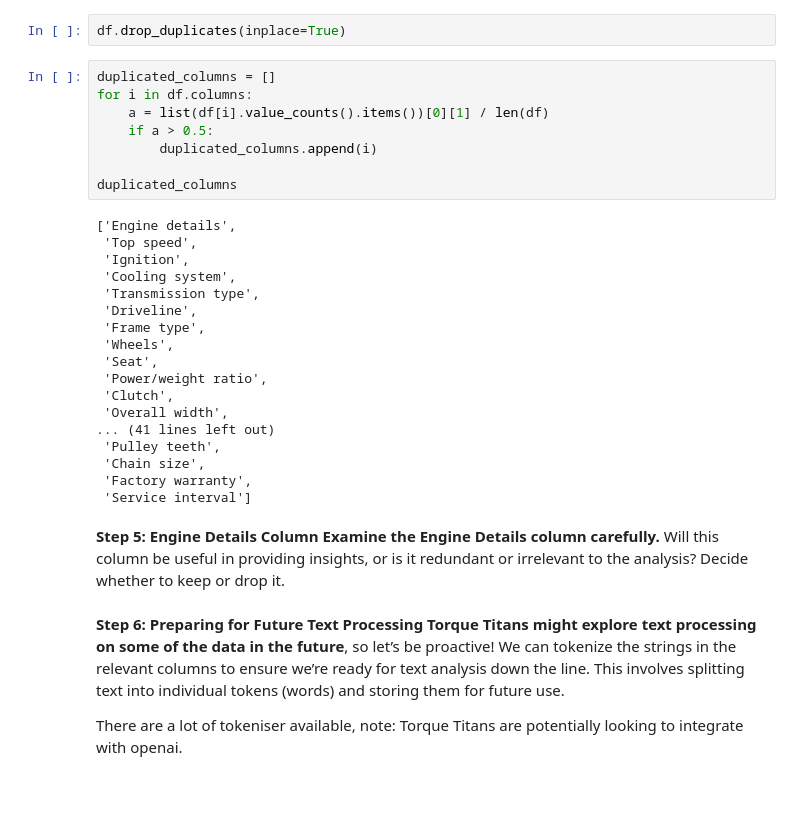
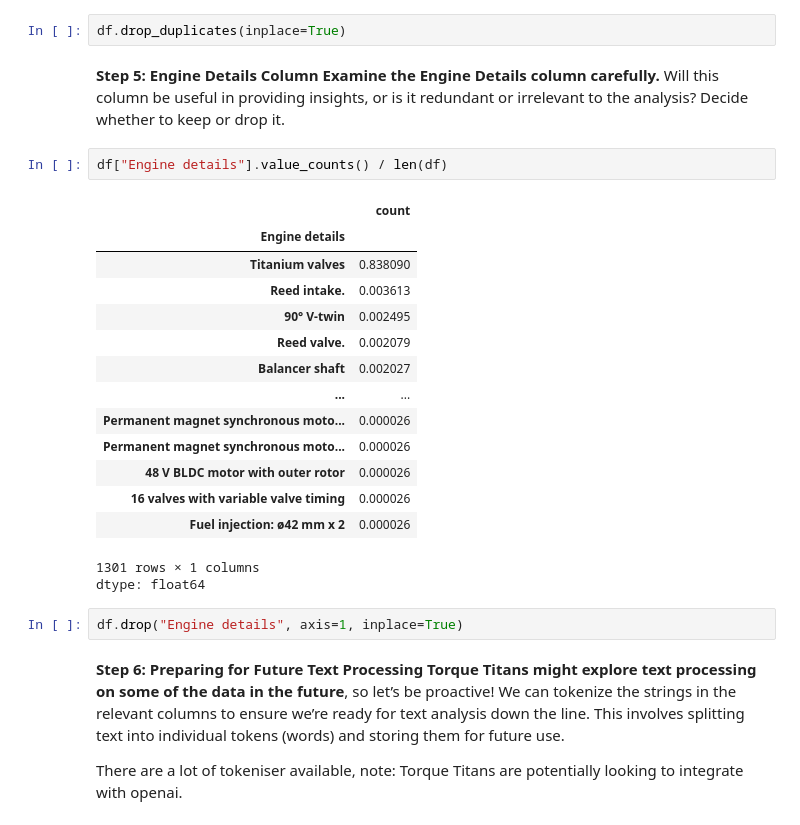
Before and after one commit to MBUYt0n/ada, a Jupyter notebook: ADA_Worksheet_A/Worksheet_A.ipynb, the cells around one changed output. Saved outputs shown, nothing was run; the diff lists cells and outputs as text; blank space fills up the shorter version.

```diff
--- a/ADA_Worksheet_A/Worksheet_A.ipynb
+++ b/ADA_Worksheet_A/Worksheet_A.ipynb
@@ -232,34 +275,28 @@ df.drop(
 **Step 4: Duplicates Now**, check for any duplicate records in the dataset. If duplicates are found, remove them to avoid any skewed analysis.
 # %%
 df.drop_duplicates(inplace=True)
-# %%
-duplicated_columns = []
-for i in df.columns:
-    a = list(df[i].value_counts().items())[0][1] / len(df)
-    if a > 0.5:
-        duplicated_columns.append(i)
-
-duplicated_columns
-# %% [output]
-['Engine details',
- 'Top speed',
- 'Ignition',
- 'Cooling system',
- 'Transmission type',
- 'Driveline',
- 'Frame type',
- 'Wheels',
- 'Seat',
- 'Power/weight ratio',
- 'Clutch',
- 'Overall width',
-... (41 lines left out)
- 'Pulley teeth',
- 'Chain size',
- 'Factory warranty',
- 'Service interval']
 # %% [markdown]
 **Step 5: Engine Details Column Examine the Engine Details column carefully.** Will this column be useful in providing insights, or is it redundant or irrelevant to the analysis? Decide whether to keep or drop it.
+# %%
+df["Engine details"].value_counts() / len(df)
+# %% [output]
+|  | count |
+| Engine details |  |
+| Titanium valves | 0.838090 |
+| Reed intake. | 0.003613 |
+| 90° V-twin | 0.002495 |
+| Reed valve. | 0.002079 |
+| Balancer shaft | 0.002027 |
+| ... | ... |
+| Permanent magnet synchronous moto... | 0.000026 |
+| Permanent magnet synchronous moto... | 0.000026 |
+| 48 V BLDC motor with outer rotor | 0.000026 |
+| 16 valves with variable valve timing | 0.000026 |
+| Fuel injection: ø42 mm x 2 | 0.000026 |
+1301 rows × 1 columns
+dtype: float64
+# %%
+df.drop("Engine details", axis=1, inplace=True)
 # %% [markdown]
 **Step 6: Preparing for Future Text Processing Torque Titans might explore text processing on some of the data in the future**, so let’s be proactive! We can tokenize the strings in the relevant columns to ensure we’re ready for text analysis down the line. This involves splitting text into individual tokens (words) and storing them for future use.
 
```
Also changed, not shown: parts of 12 cells of this notebook, 1 other file.
